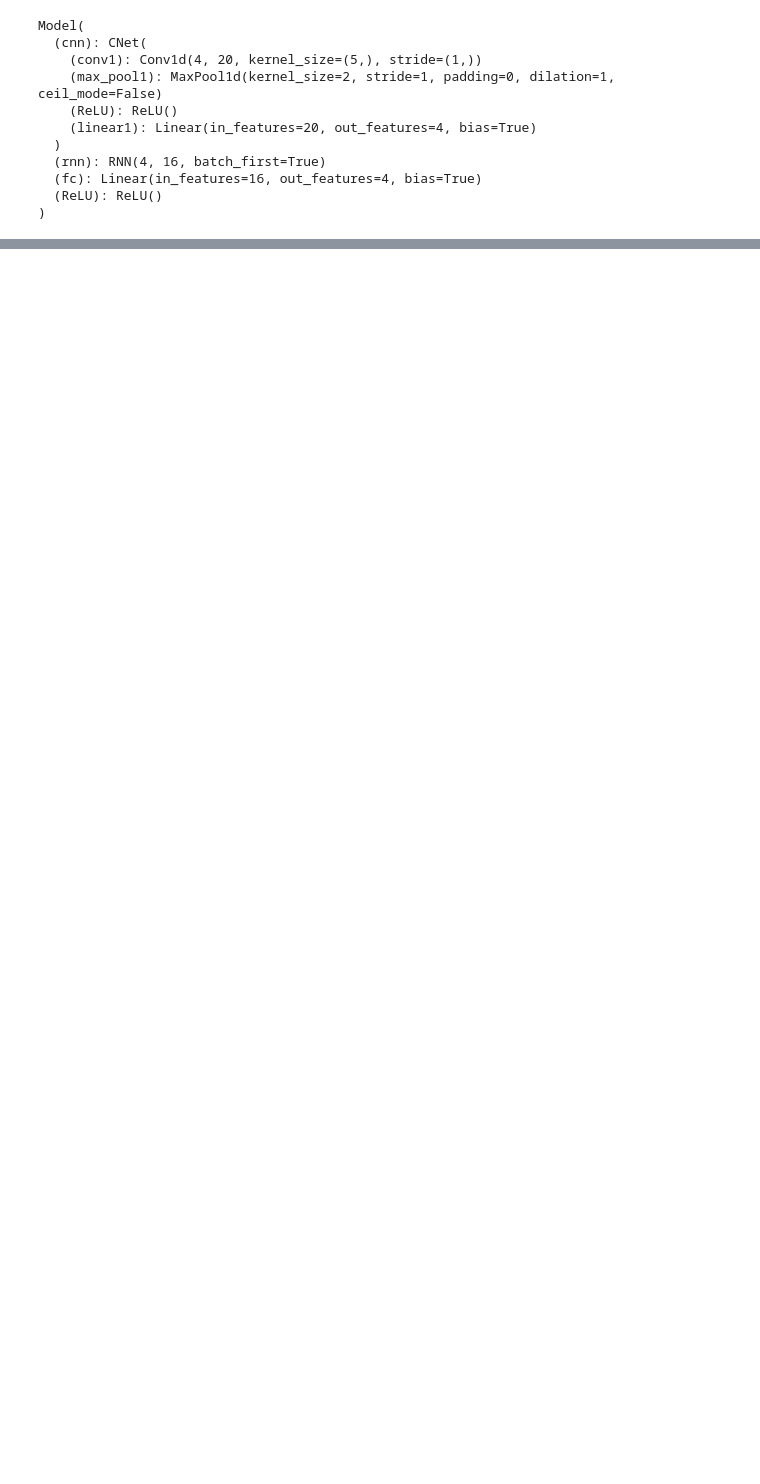
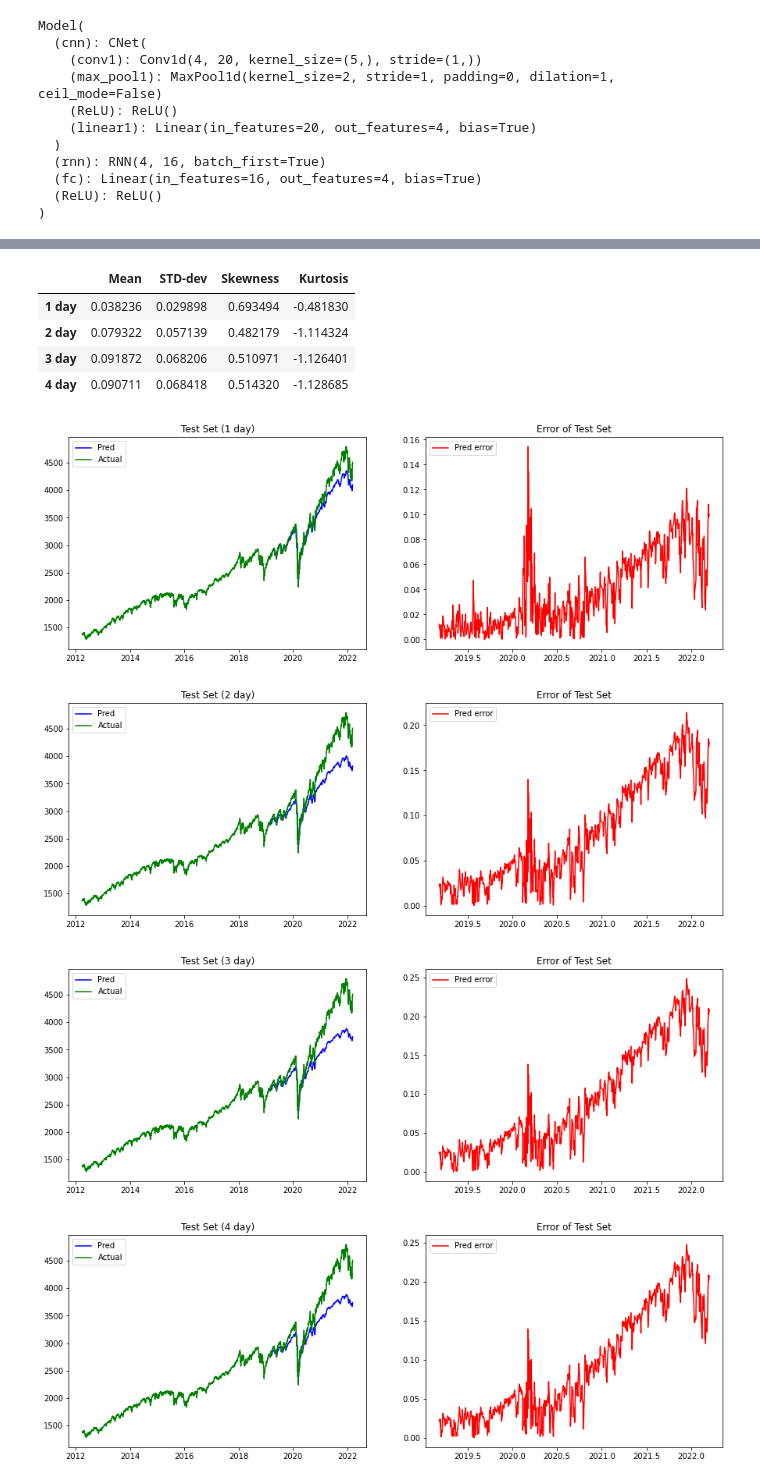
Before and after one commit to Antoljak/CAP6615Group, a Jupyter notebook: Assignment4/assignment4.ipynb, the cells around one changed output, grey strips where cells are left out. Saved outputs shown, nothing was run; the diff lists cells and outputs as text; code cells hidden in the pictures; blank space fills up the shorter version.

```diff
--- a/Assignment4/assignment4.ipynb
+++ b/Assignment4/assignment4.ipynb
@@ -55,0 +155,10 @@ print(data_pe)
+# %%
+# Juege if their exist a A-B-C-D wave, if exist, save it.
+sellSigIdx = []
+prev = 0
+for x in range(nsample-1, len(dataset)):
+    if dataset[x][2] > 0.90 and x >= prev+nsample//3 and \
+    dataset[x][0] == max(dataset[(x-nsample+1):(x+1), 0]) and \
+    dataset[x][0] > dataset[x+1][0]:
+        sellSigIdx.append(x)
+        prev = x
@@ -134,10 +235,11 @@ print(dateAxis.shape)
 # %%
+window_size = 6
 X = []
 Y = []
-for i in range(trainData.shape[0] - 5 - 4):
-    X.append(trainData[i:i+6])
-    Y.append(targetData[i+6:i+6+4])
+for i in range(trainData.shape[0] - window_size - 4):
+    X.append(trainData[i:i+window_size])
+    Y.append(targetData[i+window_size:i+window_size+4])
 X = np.array(X)
 Y = np.array(Y)
 Y = np.swapaxes(Y, 1, 2)
-Y.shape
+dateAxis = dateData[:-(window_size+4)]
@@ -393,0 +441,33 @@ def plotNoiselessGraphs(output_1,output_2,output_3,output_4,Y_main,Y_plot,XAxis_
+# %%
+RNN.eval()
+xTensor = torch.from_numpy(X_test).float()
+output, _ = RNN(xTensor)
+
+output_plt1 = output.detach().numpy()[:, 0]
+output_plt1 = norm.inverse_transform(output_plt1.reshape(-1,1))
+
+output_plt2 = output.detach().numpy()[:, 1]
+output_plt2 = norm.inverse_transform(output_plt2.reshape(-1,1))
+
+output_plt3 = output.detach().numpy()[:, 2]
+output_plt3 = norm.inverse_transform(output_plt3.reshape(-1,1))
+
+output_plt4 = output.detach().numpy()[:, 3]
+output_plt4 = norm.inverse_transform(output_plt4.reshape(-1,1))
+
+Y_testplt = norm.inverse_transform(Y_test[:, :, 0])
+
+plotNoiselessGraphs(output_plt1,output_plt2,output_plt3,output_plt4,Y_testplt,Y_plt,dateAxis,date_t,
+"Test Set (1 day)","Test Set (2 day)","Test Set (3 day)","Test Set (4 day)","Error of Test Set")
+
+plotAccuracy(output_plt1,output_plt2,output_plt3,output_plt4,Y_testplt,date_t, 'Prediction Accuracy for price in future 1-4 days(On Test Data)' )
+# %% [output]
+|  | Mean | STD-dev | Skewness | Kurtosis |
+| 1 day | 0.038236 | 0.029898 | 0.693494 | -0.481830 |
+| 2 day | 0.079322 | 0.057139 | 0.482179 | -1.114324 |
+| 3 day | 0.091872 | 0.068206 | 0.510971 | -1.126401 |
+| 4 day | 0.090711 | 0.068418 | 0.514320 | -1.128685 |
+[figure, added]
+[figure, added]
+[figure, added]
+[figure, added]
```
Also changed, not shown: parts of 56 cells of this notebook.
